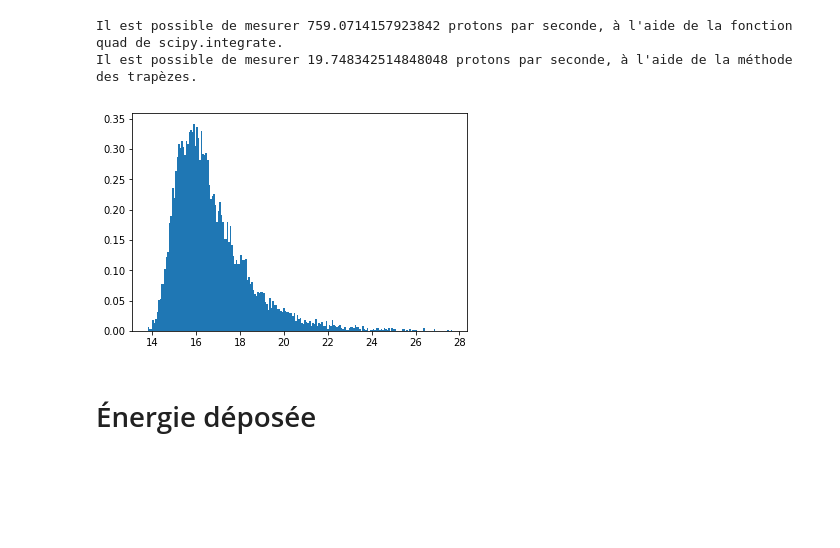
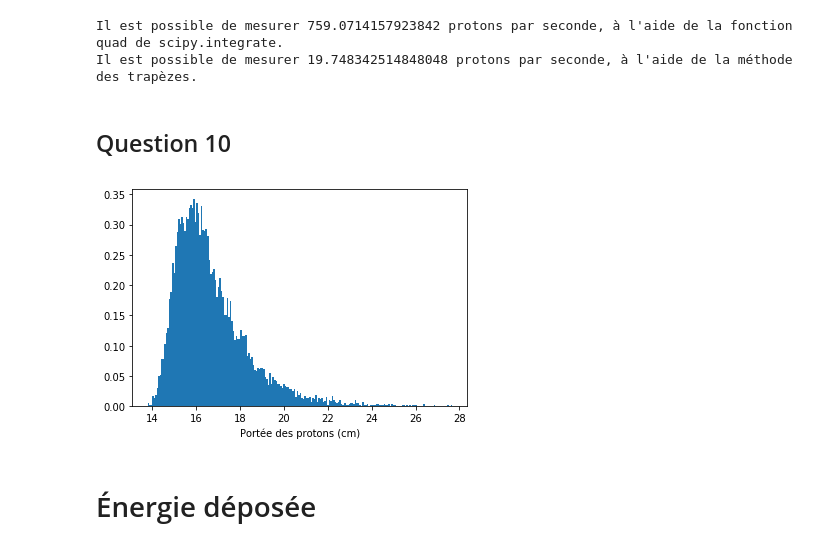
Before and after one commit to dvdturg/Phys_num, a Jupyter notebook: TP1/TP1.ipynb, the cells around one changed output. Drawn from its saved outputs; the diff is of its cells as text; code cells hidden in the pictures; blank space fills up the shorter version.

```diff
--- a/TP1/TP1.ipynb
+++ b/TP1/TP1.ipynb
@@ -607,10 +580,13 @@ print(f"Il est possible de mesurer {(somme_trapeze/10000)**-1} protons par secon
 # %% [output]
 Il est possible de mesurer 759.0714157923842 protons par seconde, à l'aide de la fonction quad de scipy.integrate.
 Il est possible de mesurer 19.748342514848048 protons par seconde, à l'aide de la méthode des trapèzes.
+# %% [markdown]
+## Question 10
 # %%
 plt.hist(portee_eau,bins = 200, density = True)
+plt.xlabel("Portée des protons (cm)")
 plt.show()
 # %% [output]
-[figure, old version]
+[figure, new version]
 # %% [markdown]
 # Énergie déposée
```
Also changed, not shown: parts of 5 cells of this notebook.
